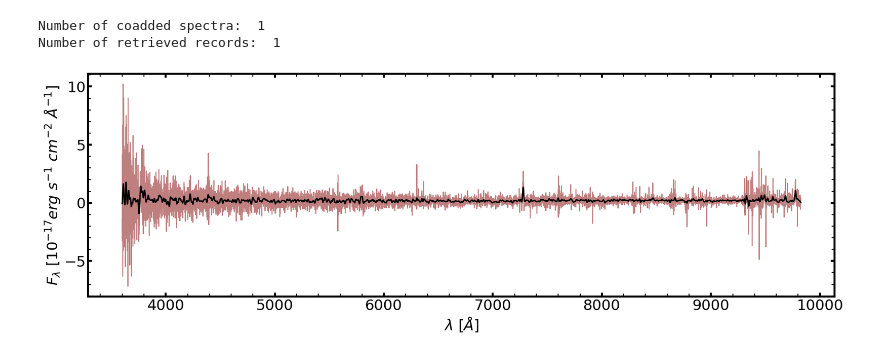
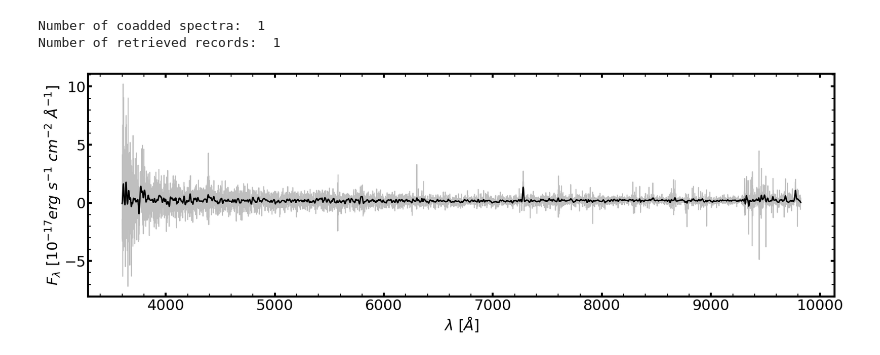
Before and after one commit to emcarthur123/QSL-ML, a Jupyter notebook: DESI_edr.ipynb, the cells around one changed output. Cells and saved outputs as stored; diff of their text form; code cells hidden in the pictures.

```diff
--- a/DESI_edr.ipynb
+++ b/DESI_edr.ipynb
@@ -524,14 +533,14 @@ flam_primary_elg = records_elg[primary_ii_elg].flux
 # %%
 # Plotting this spectra -
 
 plt.figure(figsize = (20, 6))
 # Plot the spectrum from each arm (B,R,Z) in blue, green, red
 
-plt.plot(lam_primary_elg, flam_primary_elg, color = 'maroon', alpha = 0.5)
+plt.plot(lam_primary_elg, flam_primary_elg, color = 'gray', alpha = 0.5)
 # Over-plotting smoothed spectra in black
 plt.plot(lam_primary_elg, convolve(flam_primary_elg, Gaussian1DKernel(5)), color = 'k', lw = 2.0)
 plt.xlabel('$\lambda$ [$\AA$]')
 plt.ylabel('$F_{\lambda}$ [$10^{-17} erg\ s^{-1}\ cm^{-2}\ \AA^{-1}$]')
 plt.show()
 # %% [output]
-[figure, old version]
+[figure, new version]
```
Also changed, not shown: parts of 4 cells of this notebook.
